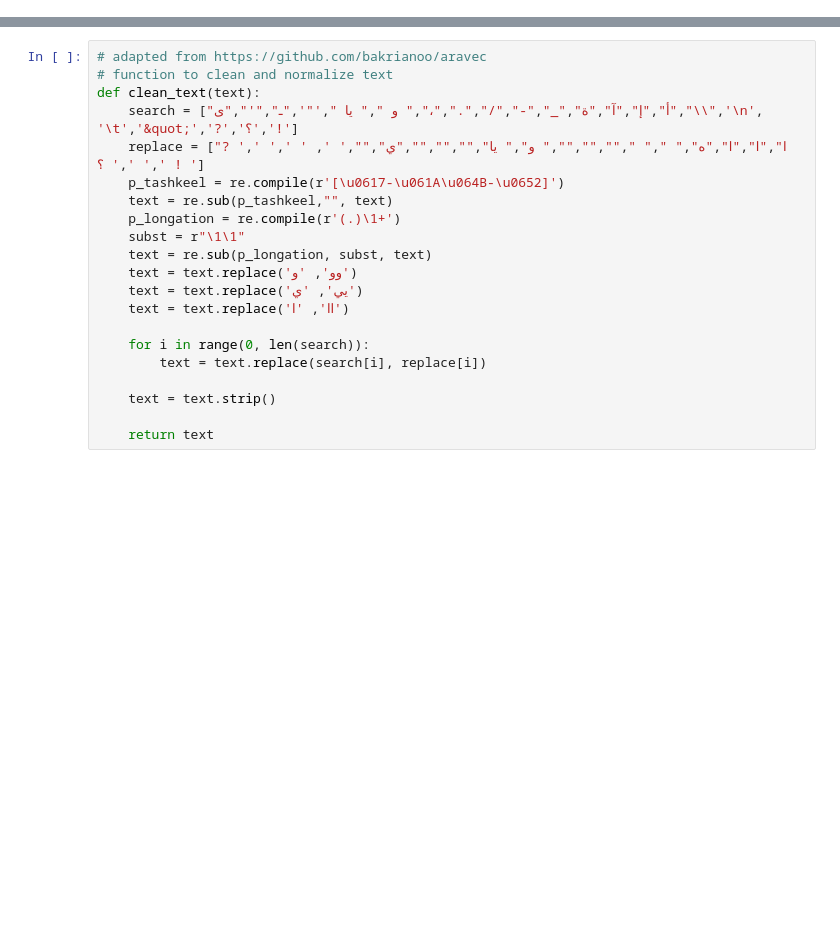
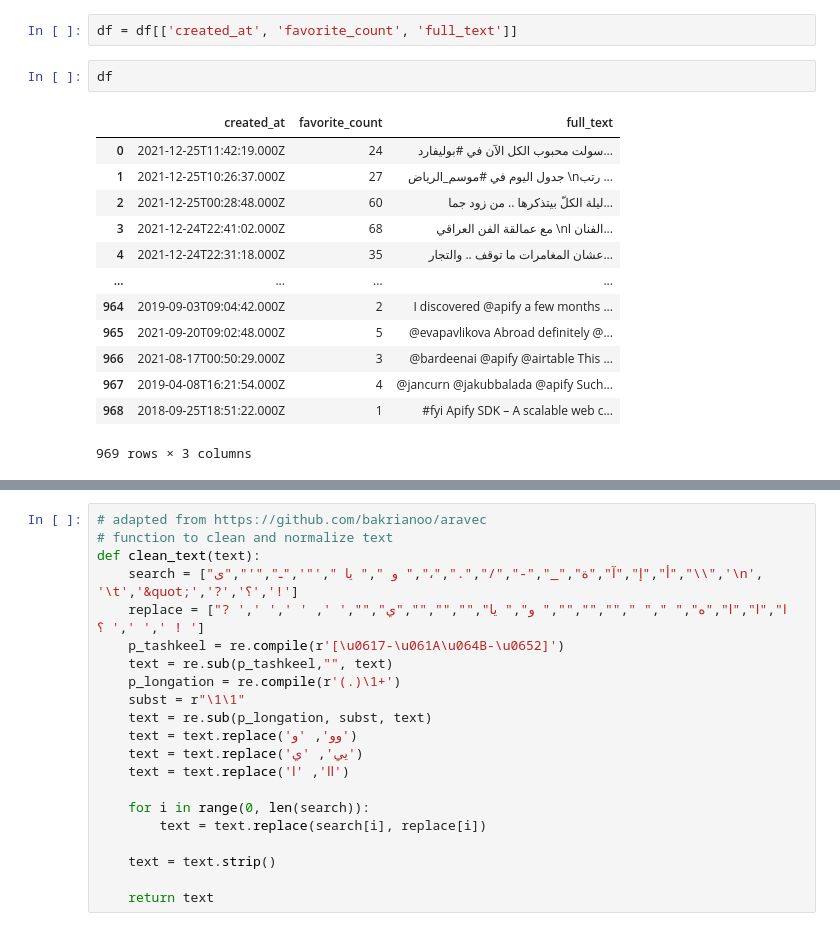
Before and after one commit to reem14/NLP, a Jupyter notebook: Riyadh Season.ipynb, the cells around one changed output, grey strips where cells are left out. Saved outputs shown, nothing was run; the diff lists cells and outputs as text; blank space fills up the shorter version.

```diff
--- a/Riyadh Season.ipynb
+++ b/Riyadh Season.ipynb
@@ -41 +51,19 @@ df.head(16)
 16 rows × 86 columns
+# %%
+df = df[['created_at', 'favorite_count', 'full_text']]
+# %%
+df
+# %% [output]
+|  | created_at | favorite_count | full_text |
+| 0 | 2021-12-25T11:42:19.000Z | 24 | سولت محبوب الكل الآن في #بوليفارد... |
+| 1 | 2021-12-25T10:26:37.000Z | 27 | جدول اليوم في #موسم_الرياض \nرتب ... |
+| 2 | 2021-12-25T00:28:48.000Z | 60 | ليلة الكلّ بيتذكرها .. من زود جما... |
+| 3 | 2021-12-24T22:41:02.000Z | 68 | مع عمالقة الفن العراقي \nالفنان ا... |
+| 4 | 2021-12-24T22:31:18.000Z | 35 | عشان المغامرات ما توقف .. والتجار... |
+| ... | ... | ... | ... |
+| 964 | 2019-09-03T09:04:42.000Z | 2 | I discovered @apify a few months ... |
+| 965 | 2021-09-20T09:02:48.000Z | 5 | @evapavlikova Abroad definitely @... |
+| 966 | 2021-08-17T00:50:29.000Z | 3 | @bardeenai @apify @airtable This ... |
+| 967 | 2019-04-08T16:21:54.000Z | 4 | @jancurn @jakubbalada @apify Such... |
+| 968 | 2018-09-25T18:51:22.000Z | 1 | #fyi Apify SDK – A scalable web c... |
+969 rows × 3 columns
```
Also changed, not shown: parts of 4 cells of this notebook.
